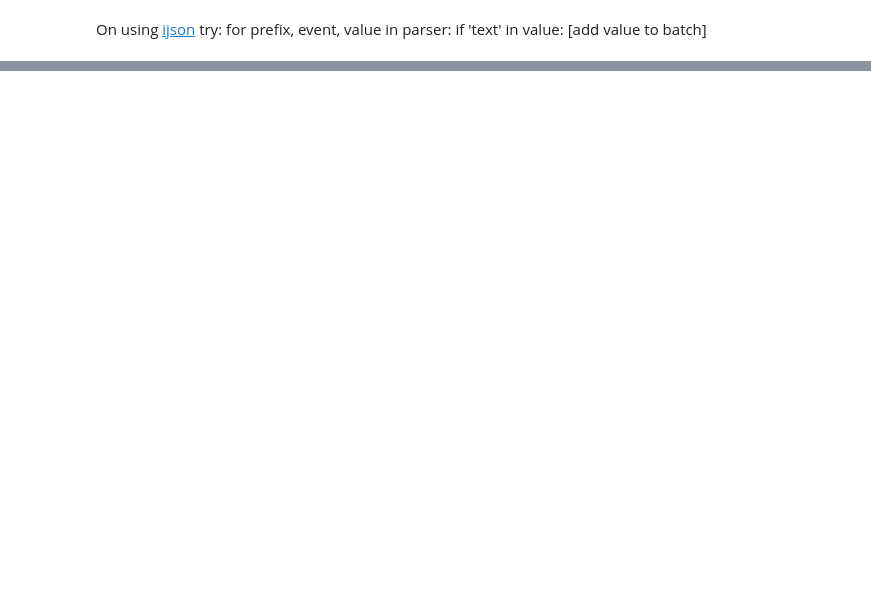
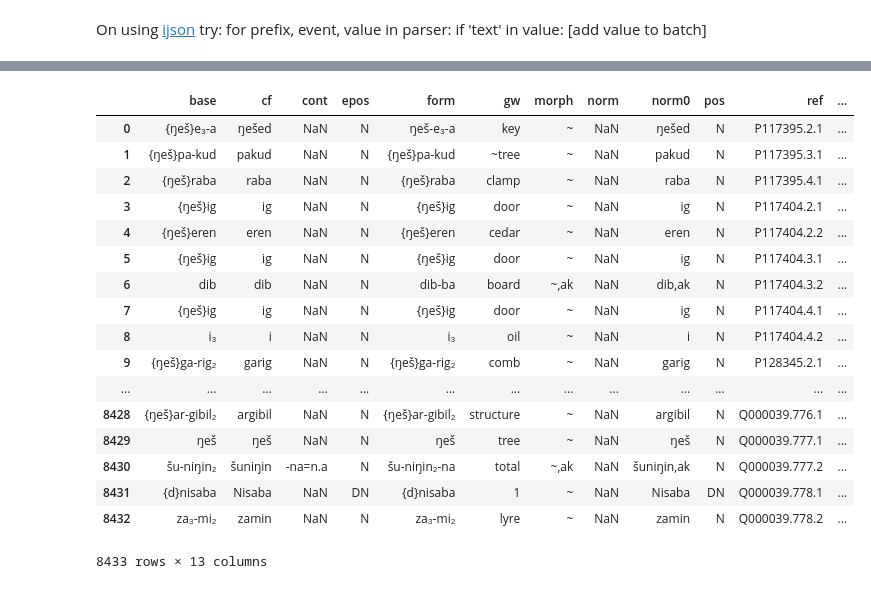
Before and after one commit to niekveldhuis/ORACC-JSON, a Jupyter notebook: json-corpus.ipynb, the cells around one changed output, grey strips where cells are left out. Cells and saved outputs as stored; diff of their text form; code cells hidden in the pictures; blank space fills up the shorter version.

```diff
--- a/json-corpus.ipynb
+++ b/json-corpus.ipynb
@@ -90,5 +70,4 @@ members.item.cdl.item.cdl.item.cdl.item.cdl.item.frag mu-ti
 # %%
-filename = "../data/JSON/dcclt-corpus.json"
 with open(filename, 'r') as f:
     text = ijson.items(f, 'members.item.cdl.item.cdl.item.cdl.item.cdl.item')
-    texts = list(text)
+    objects = list(text)
@@ -152,3 +74,7 @@ Or use any other appropriate file format. Note that in theory `encoding = 'utf-8
-# %%
-with open('../data/metadata/dcclt_meta.csv', 'w') as f:
-    df.to_csv(f, sep=',', encoding='utf-8')
+# %%
+textids = 'text_ids/ob_lists_wood.txt'
+with open(textids, 'r') as f:
+    pnos = f.readlines()
+pnos = [x.strip() for x in pnos]
+pnos = [x[6:] for x in pnos]
+pnos[:5]
@@ -154,0 +87,8 @@ with open('../data/metadata/dcclt_meta.csv', 'w') as f:
+# %%
+data = [object for object in objects if object['node'] == 'l']
+#test['f']['ref'] = [ref for ref in test['ref']]
+for i in range(0, len(data)):
+    data[i]['f']['ref'] = data[i]['ref']
+data_f = [item['f'] for item in test]
+select = [item for item in data_f if item['ref'][:7] in pnos]
+select
@@ -154,0 +113,23 @@ with open('../data/metadata/dcclt_meta.csv', 'w') as f:
+# %%
+select_df = pd.DataFrame(select)
+select_df
+#test_df.loc[test_df['xml_lang'].isin(['akk'])]
+# %% [output]
+|  | base | cf | cont | epos | form | gw | morph | norm | norm0 | pos | ref | ... |
+| 0 | {ŋeš}e₃-a | ŋešed | NaN | N | ŋeš-e₃-a | key | ~ | NaN | ŋešed | N | P117395.2.1 | ... |
+| 1 | {ŋeš}pa-kud | pakud | NaN | N | {ŋeš}pa-kud | ~tree | ~ | NaN | pakud | N | P117395.3.1 | ... |
+| 2 | {ŋeš}raba | raba | NaN | N | {ŋeš}raba | clamp | ~ | NaN | raba | N | P117395.4.1 | ... |
+| 3 | {ŋeš}ig | ig | NaN | N | {ŋeš}ig | door | ~ | NaN | ig | N | P117404.2.1 | ... |
+| 4 | {ŋeš}eren | eren | NaN | N | {ŋeš}eren | cedar | ~ | NaN | eren | N | P117404.2.2 | ... |
+| 5 | {ŋeš}ig | ig | NaN | N | {ŋeš}ig | door | ~ | NaN | ig | N | P117404.3.1 | ... |
+| 6 | dib | dib | NaN | N | dib-ba | board | ~,ak | NaN | dib,ak | N | P117404.3.2 | ... |
+| 7 | {ŋeš}ig | ig | NaN | N | {ŋeš}ig | door | ~ | NaN | ig | N | P117404.4.1 | ... |
+| 8 | i₃ | i | NaN | N | i₃ | oil | ~ | NaN | i | N | P117404.4.2 | ... |
+| 9 | {ŋeš}ga-rig₂ | garig | NaN | N | {ŋeš}ga-rig₂ | comb | ~ | NaN | garig | N | P128345.2.1 | ... |
+| ... | ... | ... | ... | ... | ... | ... | ... | ... | ... | ... | ... | ... |
+| 8428 | {ŋeš}ar-gibil₂ | argibil | NaN | N | {ŋeš}ar-gibil₂ | structure | ~ | NaN | argibil | N | Q000039.776.1 | ... |
+| 8429 | ŋeš | ŋeš | NaN | N | ŋeš | tree | ~ | NaN | ŋeš | N | Q000039.777.1 | ... |
+| 8430 | šu-niŋin₂ | šuniŋin | -na=n.a | N | šu-niŋin₂-na | total | ~,ak | NaN | šuniŋin,ak | N | Q000039.777.2 | ... |
+| 8431 | {d}nisaba | Nisaba | NaN | DN | {d}nisaba | 1 | ~ | NaN | Nisaba | DN | Q000039.778.1 | ... |
+| 8432 | za₃-mi₂ | zamin | NaN | N | za₃-mi₂ | lyre | ~ | NaN | zamin | N | Q000039.778.2 | ... |
+8433 rows × 13 columns
```
Also changed, not shown: parts of 34 cells of this notebook, 2 other files.
